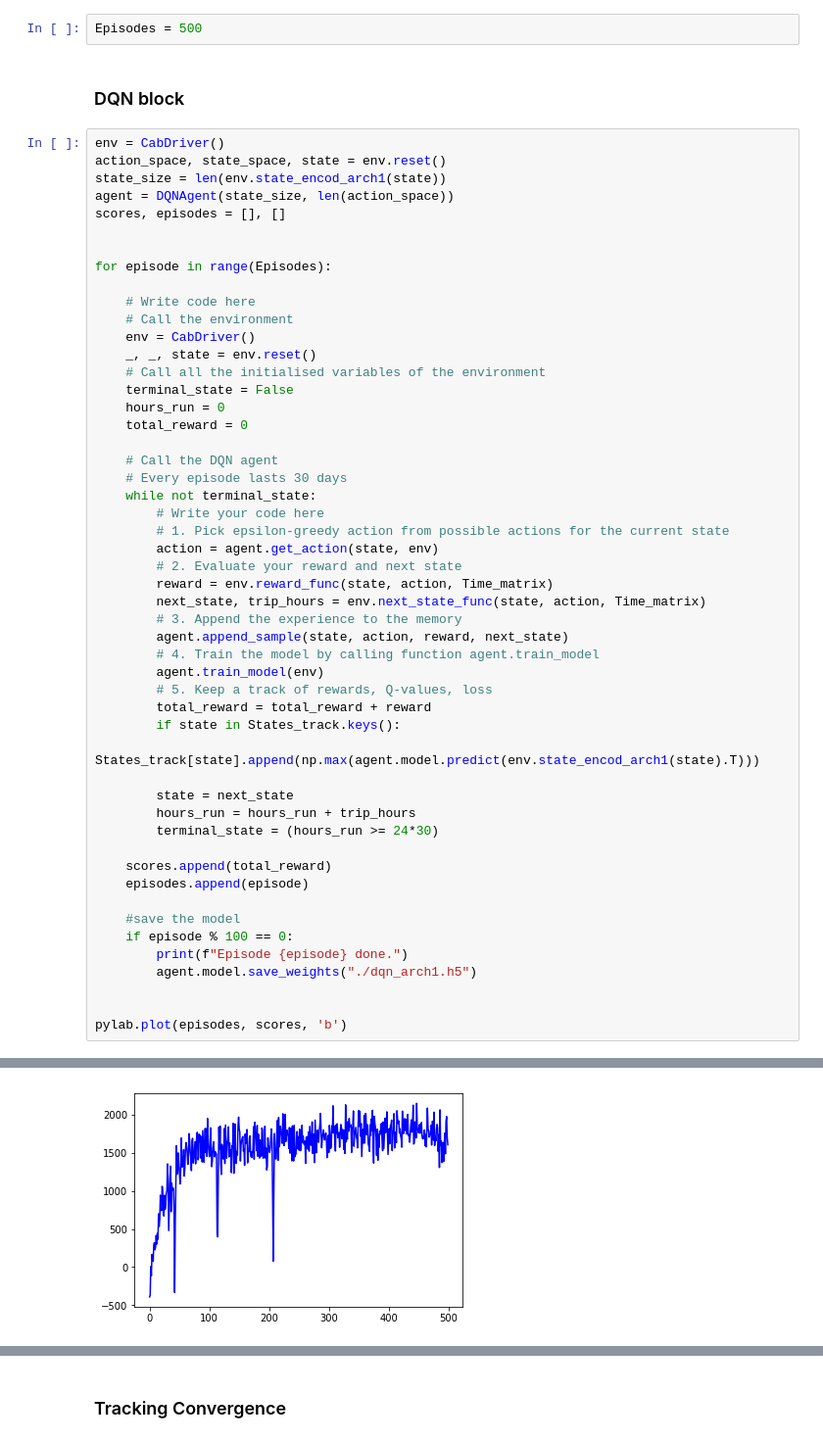
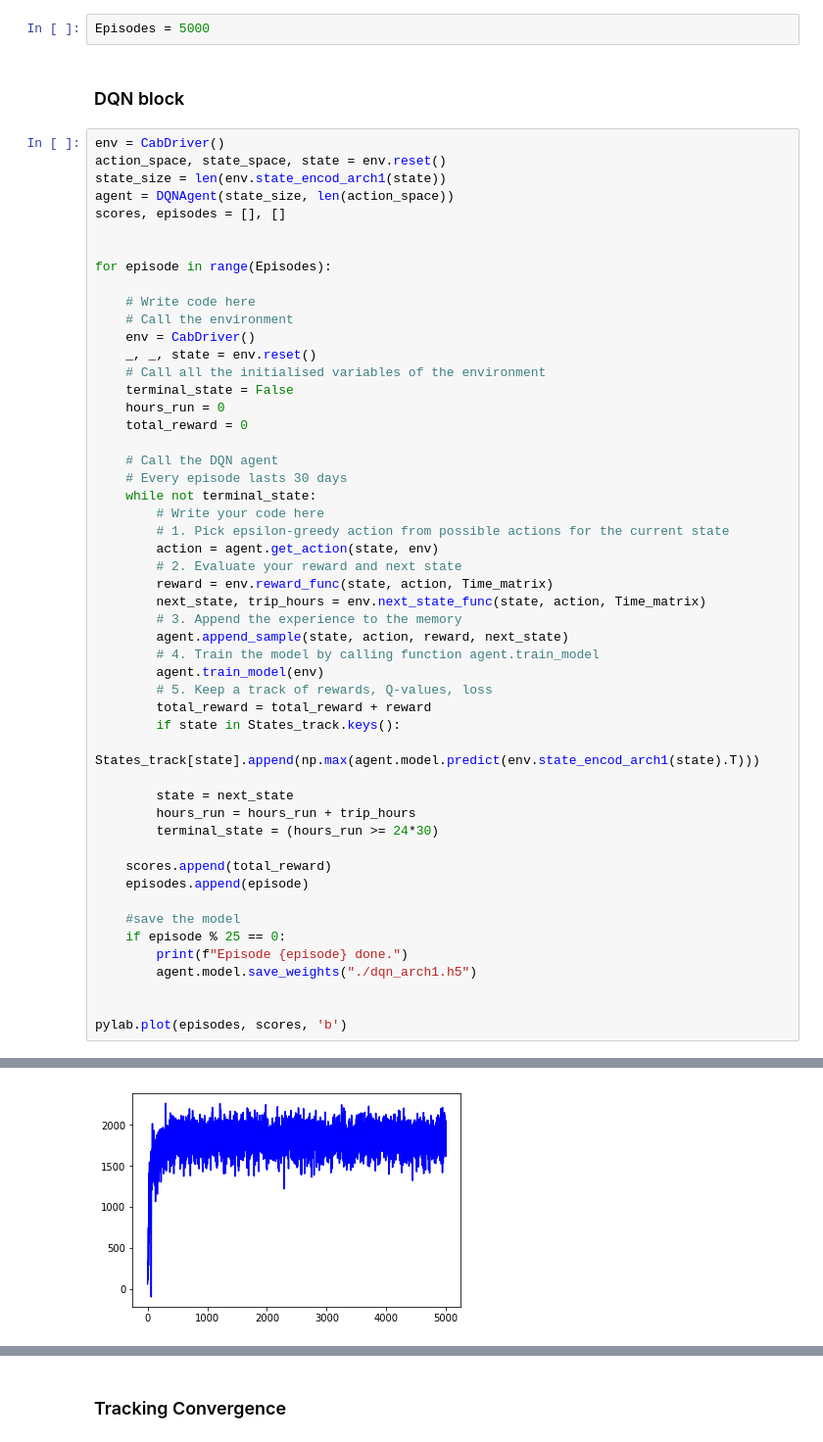
Before and after one commit to agodika/deep-rl-cab, a Jupyter notebook: DQN_Agent_Arch1-Anuraag.ipynb, the cells around one changed output, grey strips where cells are left out. Shown at 98% size. Saved outputs shown, nothing was run; the diff lists cells and outputs as text.

Commit message:
Add files after Arch 1 run for 5k episodes

```diff
--- a/DQN_Agent_Arch1-Anuraag.ipynb
+++ b/DQN_Agent_Arch1-Anuraag.ipynb
@@ -184,5 +185,5 @@ env.next_state_func(state, action, Time_matrix)
 # %%
-Episodes = 500
+Episodes = 5000
 # %% [markdown]
 ### DQN block
 # %%
@@ -230,7 +231,7 @@ for episode in range(Episodes):
     episodes.append(episode)
 
     #save the model
-    if episode % 100 == 0:
+    if episode % 25 == 0:
         print(f"Episode {episode} done.")
         agent.model.save_weights("./dqn_arch1.h5")
 
@@ -246,2 +258,2 @@ Episode 400 done.
 [<matplotlib.lines.Line2D at 0x...>]
-[figure, old version]
+[figure, new version]
```
Also changed, not shown: parts of 5 cells of this notebook, 1 other file.
